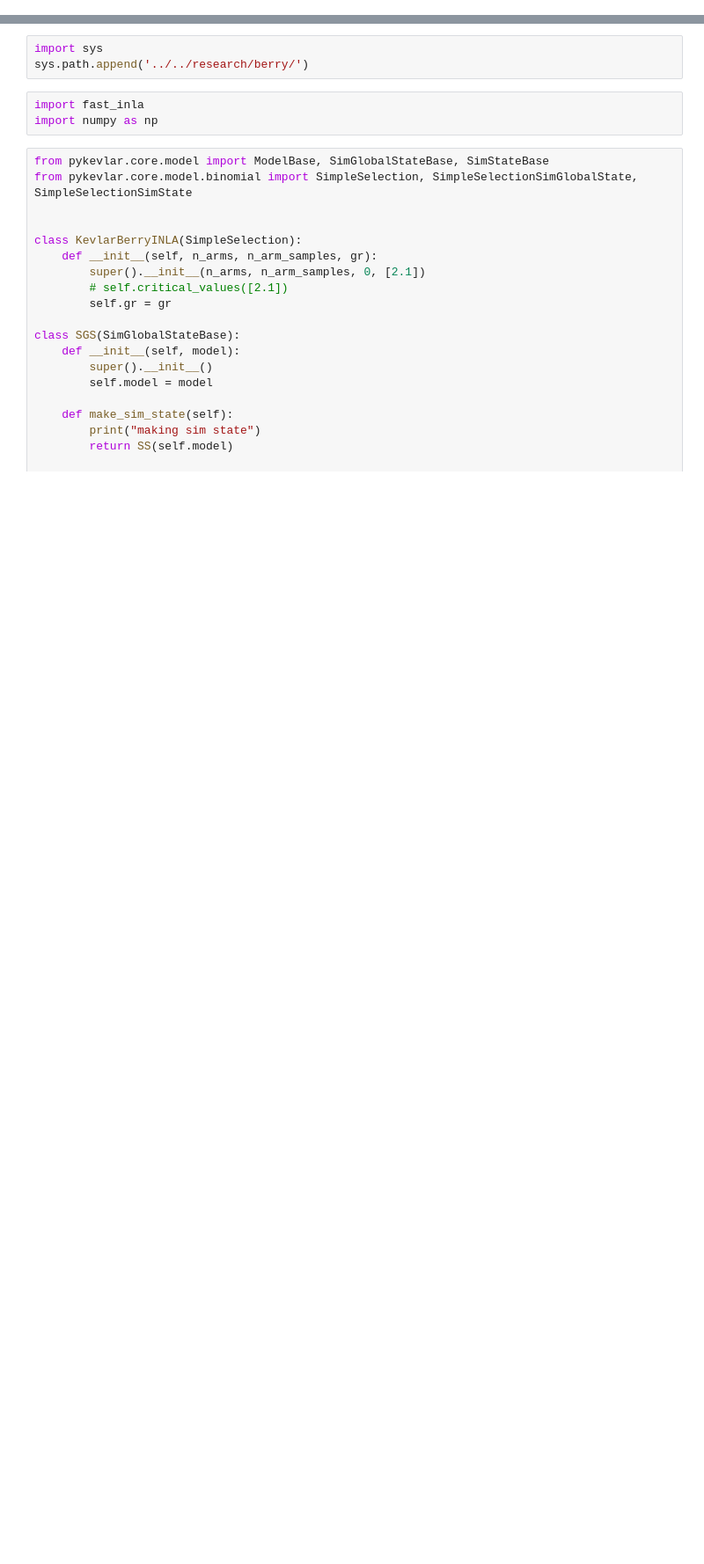
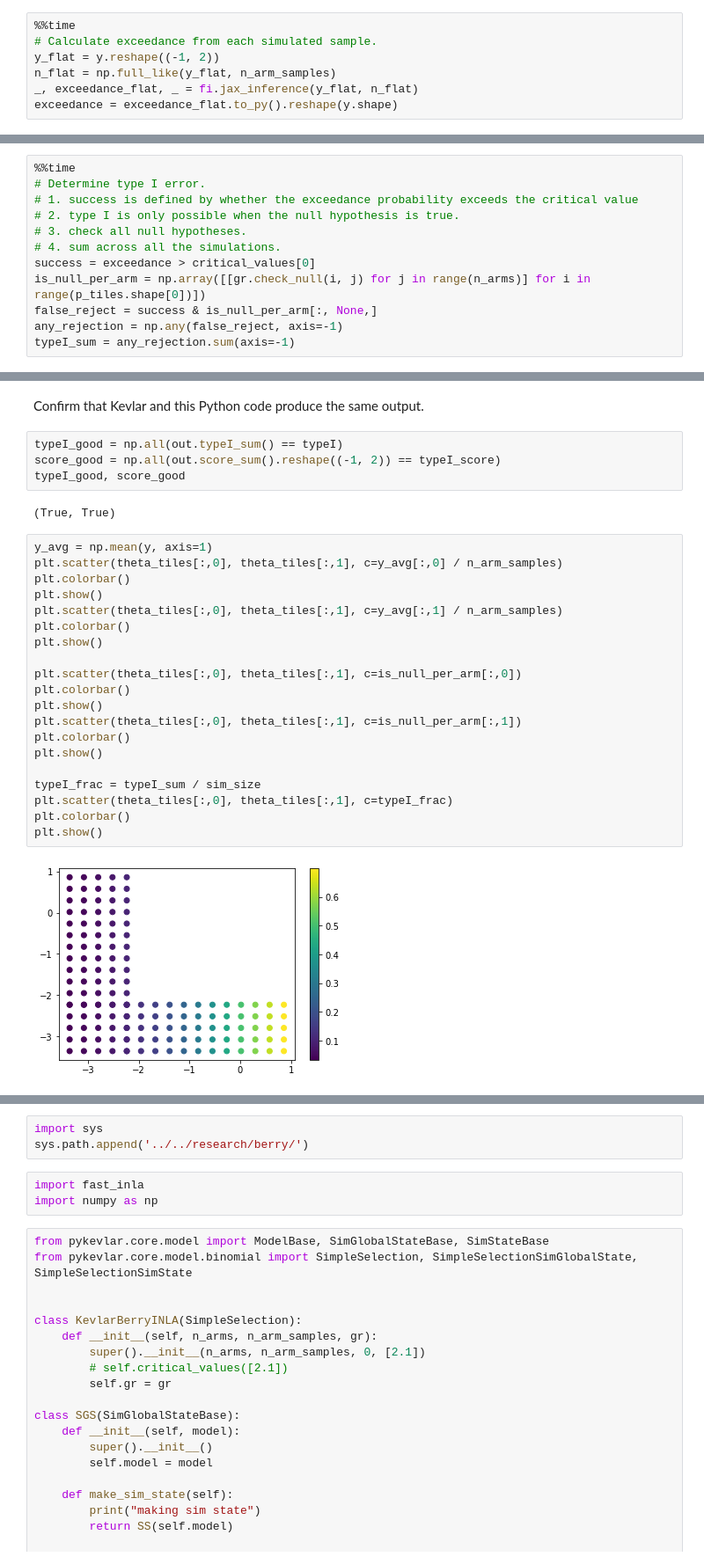
Before and after one commit to Confirm-Solutions/imprint, a Jupyter notebook: python/example/berry_inla_py.ipynb, the cells around one changed output, grey strips where cells are left out. Shown at 88% size. Saved outputs shown, nothing was run; the diff lists cells and outputs as text; blank space fills up the shorter version.

```diff
--- a/python/example/berry_inla_py.ipynb
+++ b/python/example/berry_inla_py.ipynb
@@ -0,0 +149,7 @@
+# %%
+%%time
+# Calculate exceedance from each simulated sample.
+y_flat = y.reshape((-1, 2))
+n_flat = np.full_like(y_flat, n_arm_samples)
+_, exceedance_flat, _ = fi.jax_inference(y_flat, n_flat)
+exceedance = exceedance_flat.to_py().reshape(y.shape)
@@ -0,0 +166,12 @@
+# %%
+%%time
+# Determine type I error.
+# 1. success is defined by whether the exceedance probability exceeds the critical value
+# 2. type I is only possible when the null hypothesis is true.
+# 3. check all null hypotheses.
+# 4. sum across all the simulations.
+success = exceedance > critical_values[0]
+is_null_per_arm = np.array([[gr.check_null(i, j) for j in range(n_arms)] for i in range(p_tiles.shape[0])])
+false_reject = success & is_null_per_arm[:, None,]
+any_rejection = np.any(false_reject, axis=-1)
+typeI_sum = any_rejection.sum(axis=-1)
@@ -0,0 +188,30 @@
+# %% [markdown]
+Confirm that Kevlar and this Python code produce the same output.
+# %%
+typeI_good = np.all(out.typeI_sum() == typeI)
+score_good = np.all(out.score_sum().reshape((-1, 2)) == typeI_score)
+typeI_good, score_good
+# %% [output]
+(True, True)
+# %%
+y_avg = np.mean(y, axis=1)
+plt.scatter(theta_tiles[:,0], theta_tiles[:,1], c=y_avg[:,0] / n_arm_samples)
+plt.colorbar()
+plt.show()
+plt.scatter(theta_tiles[:,0], theta_tiles[:,1], c=y_avg[:,1] / n_arm_samples)
+plt.colorbar()
+plt.show()
+
+plt.scatter(theta_tiles[:,0], theta_tiles[:,1], c=is_null_per_arm[:,0])
+plt.colorbar()
+plt.show()
+plt.scatter(theta_tiles[:,0], theta_tiles[:,1], c=is_null_per_arm[:,1])
+plt.colorbar()
+plt.show()
+
+typeI_frac = typeI_sum / sim_size
+plt.scatter(theta_tiles[:,0], theta_tiles[:,1], c=typeI_frac)
+plt.colorbar()
+plt.show()
+# %% [output]
+[figure, added]
```
Also changed, not shown: parts of 17 cells of this notebook, 8 other files.
